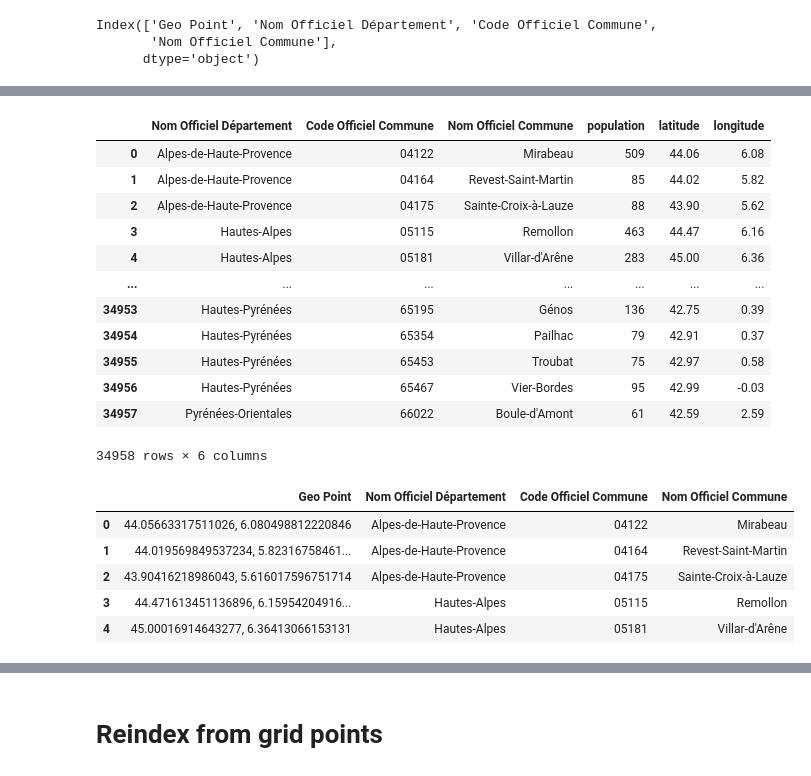
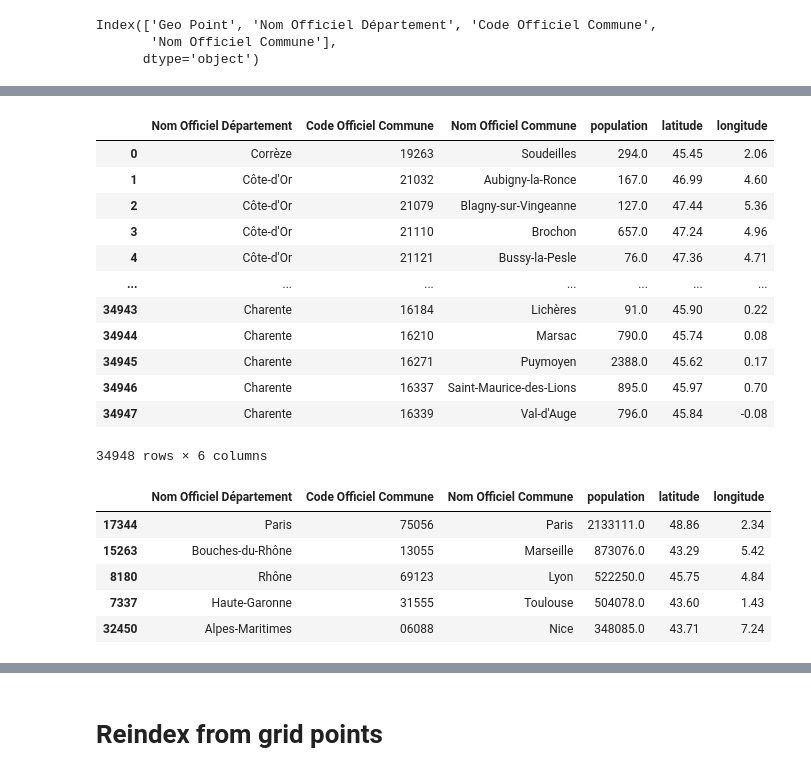
Before and after one commit to antoinetavant/pollen-forecast, a Jupyter notebook: notebooks/communes_de_france.ipynb, the cells around one changed output, grey strips where cells are left out. Drawn from its saved outputs; the diff is of its cells as text; code cells hidden in the pictures.

```diff
--- a/notebooks/communes_de_france.ipynb
+++ b/notebooks/communes_de_france.ipynb
@@ -43,4 +43,4 @@ populations = pd.read_csv(
     "./base-pop-historiques2021.csv",
     sep=";",
 )
-populations
+populations["PMUN2021"] = populations["PMUN2021"].str.replace(" ", "").astype(int)
@@ -74,19 +89,18 @@ data_with_population["latitude"] = (
 data_with_population["longitude"] = (
     data_with_population["longitude"].astype(float).round(2)
 )
-data_with_population.rename(columns={"PMUN2021": "population"}, inplace=True)
 data_with_population
 # %% [output]
 |  | Nom Officiel Département | Code Officiel Commune | Nom Officiel Commune | population | latitude | longitude |
-| 0 | Alpes-de-Haute-Provence | 04122 | Mirabeau | 509 | 44.06 | 6.08 |
-| 1 | Alpes-de-Haute-Provence | 04164 | Revest-Saint-Martin | 85 | 44.02 | 5.82 |
-| 2 | Alpes-de-Haute-Provence | 04175 | Sainte-Croix-à-Lauze | 88 | 43.90 | 5.62 |
-| 3 | Hautes-Alpes | 05115 | Remollon | 463 | 44.47 | 6.16 |
-| 4 | Hautes-Alpes | 05181 | Villar-d'Arêne | 283 | 45.00 | 6.36 |
+| 0 | Corrèze | 19263 | Soudeilles | 294.0 | 45.45 | 2.06 |
+| 1 | Côte-d'Or | 21032 | Aubigny-la-Ronce | 167.0 | 46.99 | 4.60 |
+| 2 | Côte-d'Or | 21079 | Blagny-sur-Vingeanne | 127.0 | 47.44 | 5.36 |
+| 3 | Côte-d'Or | 21110 | Brochon | 657.0 | 47.24 | 4.96 |
+| 4 | Côte-d'Or | 21121 | Bussy-la-Pesle | 76.0 | 47.36 | 4.71 |
 | ... | ... | ... | ... | ... | ... | ... |
-| 34953 | Hautes-Pyrénées | 65195 | Génos | 136 | 42.75 | 0.39 |
-| 34954 | Hautes-Pyrénées | 65354 | Pailhac | 79 | 42.91 | 0.37 |
-| 34955 | Hautes-Pyrénées | 65453 | Troubat | 75 | 42.97 | 0.58 |
-| 34956 | Hautes-Pyrénées | 65467 | Vier-Bordes | 95 | 42.99 | -0.03 |
-| 34957 | Pyrénées-Orientales | 66022 | Boule-d'Amont | 61 | 42.59 | 2.59 |
+| 34943 | Charente | 16184 | Lichères | 91.0 | 45.90 | 0.22 |
+| 34944 | Charente | 16210 | Marsac | 790.0 | 45.74 | 0.08 |
+| 34945 | Charente | 16271 | Puymoyen | 2388.0 | 45.62 | 0.17 |
+| 34946 | Charente | 16337 | Saint-Maurice-des-Lions | 895.0 | 45.97 | 0.70 |
+| 34947 | Charente | 16339 | Val-d'Auge | 796.0 | 45.84 | -0.08 |
-34958 rows × 6 columns
+34948 rows × 6 columns
@@ -95,12 +107,12 @@ data_with_population.to_parquet("georef-france-commune.parquet")
 # %%
-data_with_population.head()
+data_with_population.sort_values("population", ascending=False).head()
 # %% [output]
-|  | Geo Point | Nom Officiel Département | Code Officiel Commune | Nom Officiel Commune |
-| 0 | 44.05663317511026, 6.080498812220846 | Alpes-de-Haute-Provence | 04122 | Mirabeau |
-| 1 | 44.019569849537234, 5.82316758461... | Alpes-de-Haute-Provence | 04164 | Revest-Saint-Martin |
-| 2 | 43.90416218986043, 5.616017596751714 | Alpes-de-Haute-Provence | 04175 | Sainte-Croix-à-Lauze |
-| 3 | 44.471613451136896, 6.15954204916... | Hautes-Alpes | 05115 | Remollon |
-| 4 | 45.00016914643277, 6.36413066153131 | Hautes-Alpes | 05181 | Villar-d'Arêne |
+|  | Nom Officiel Département | Code Officiel Commune | Nom Officiel Commune | population | latitude | longitude |
+| 17344 | Paris | 75056 | Paris | 2133111.0 | 48.86 | 2.34 |
+| 15263 | Bouches-du-Rhône | 13055 | Marseille | 873076.0 | 43.29 | 5.42 |
+| 8180 | Rhône | 69123 | Lyon | 522250.0 | 45.75 | 4.84 |
+| 7337 | Haute-Garonne | 31555 | Toulouse | 504078.0 | 43.60 | 1.43 |
+| 32450 | Alpes-Maritimes | 06088 | Nice | 348085.0 | 43.71 | 7.24 |
 # %%
 data_with_population.query("`Nom Officiel Commune` == 'Craponne'")
 # %% [output]
```
Also changed, not shown: parts of 20 cells of this notebook, 6 other files.
